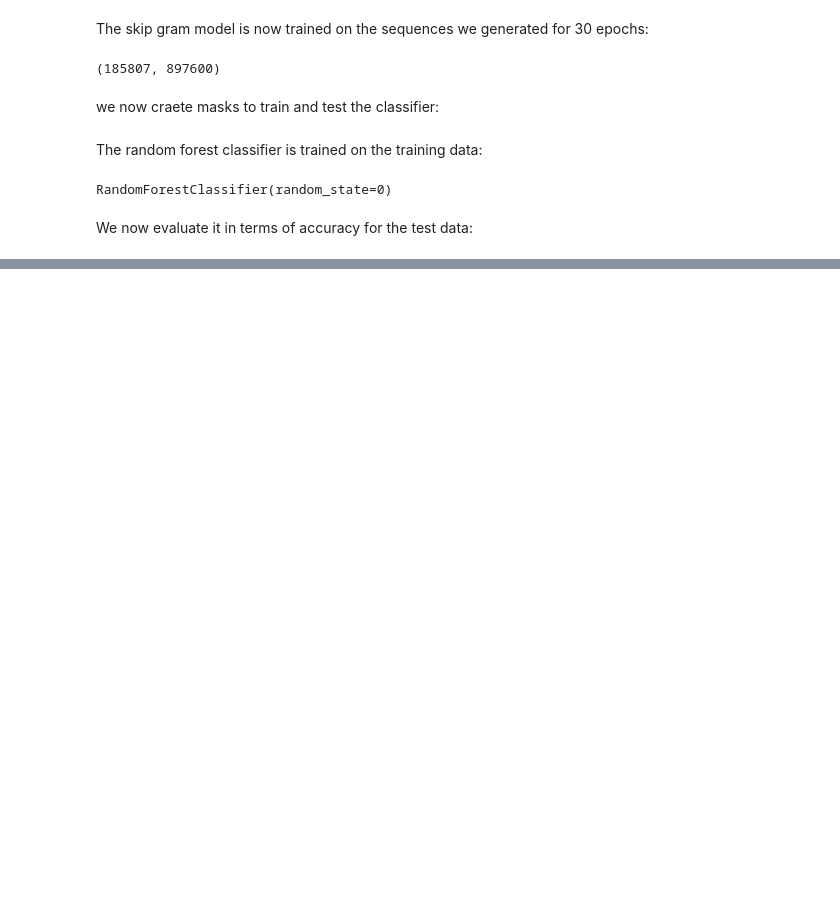
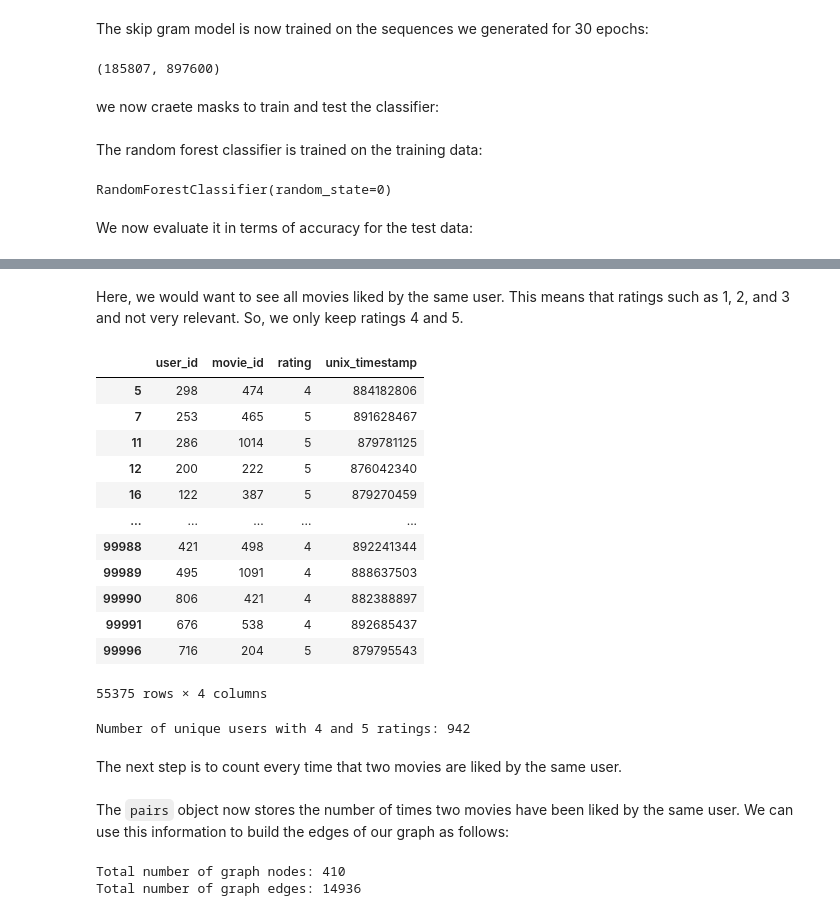
Before and after one commit to Spartan-119/advanced-gnn, a Jupyter notebook: ch 4/ch4.ipynb, the cells around one changed output, grey strips where cells are left out. Saved outputs shown, nothing was run; the diff lists cells and outputs as text; code cells hidden in the pictures; blank space fills up the shorter version.

```diff
--- a/ch 4/ch4.ipynb
+++ b/ch 4/ch4.ipynb
@@ -139,0 +197,25 @@ Node2Vec accuracy = 90.91%
+# %% [markdown]
+Here, we would want to see all movies liked by the same user. This means that ratings such as 1, 2, and 3 and not very relevant. So, we only keep ratings 4 and 5.
+# %%
+ratings = ratings[ratings['rating'] >= 4]
+ratings
+# %% [output]
+|  | user_id | movie_id | rating | unix_timestamp |
+| 5 | 298 | 474 | 4 | 884182806 |
+| 7 | 253 | 465 | 5 | 891628467 |
+| 11 | 286 | 1014 | 5 | 879781125 |
+| 12 | 200 | 222 | 5 | 876042340 |
+| 16 | 122 | 387 | 5 | 879270459 |
+| ... | ... | ... | ... | ... |
+| 99988 | 421 | 498 | 4 | 892241344 |
+| 99989 | 495 | 1091 | 4 | 888637503 |
+| 99990 | 806 | 421 | 4 | 882388897 |
+| 99991 | 676 | 538 | 4 | 892685437 |
+| 99996 | 716 | 204 | 5 | 879795543 |
+55375 rows × 4 columns
+# %%
+print(f"Number of unique users with 4 and 5 ratings: {ratings['user_id'].nunique()}")
+# %% [output]
+Number of unique users with 4 and 5 ratings: 942
+# %% [markdown]
+The next step is to count every time that two movies are liked by the same user.
@@ -139,0 +236,19 @@ Node2Vec accuracy = 90.91%
+# %% [markdown]
+The `pairs` object now stores the number of times two movies have been liked by the same user. We can use this information to build the edges of our graph as follows:
+# %%
+G = nx.Graph()
+
+# for each pair, we unpack the two movies and their corresponding score
+for pair in pairs:
+    movie1, movie2 = pair
+    score = pairs[pair]
+
+    # the edge is only created when the score is high enough
+    if score >= 20:
+        G.add_edge(movie1, movie2, weight = score)
+
+print(f"Total number of graph nodes: {G.number_of_nodes()}")
+print(f"Total number of graph edges: {G.number_of_edges()}")
+# %% [output]
+Total number of graph nodes: 410
+Total number of graph edges: 14936
```
Also changed, not shown: parts of 15 cells of this notebook, 1 other file.
